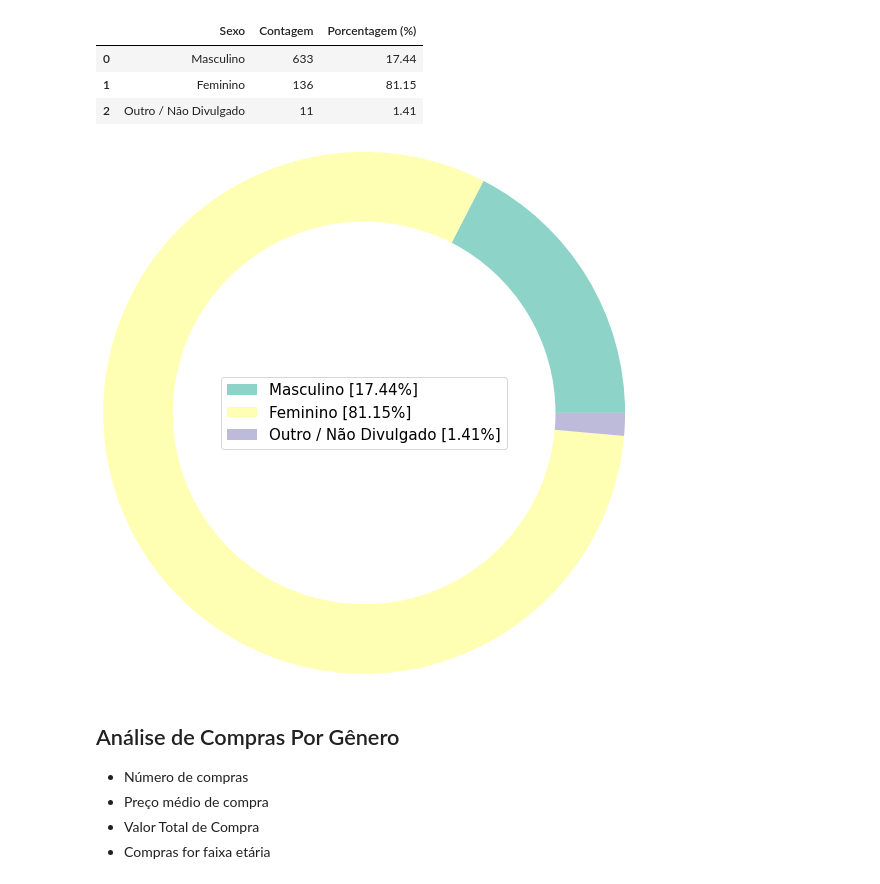
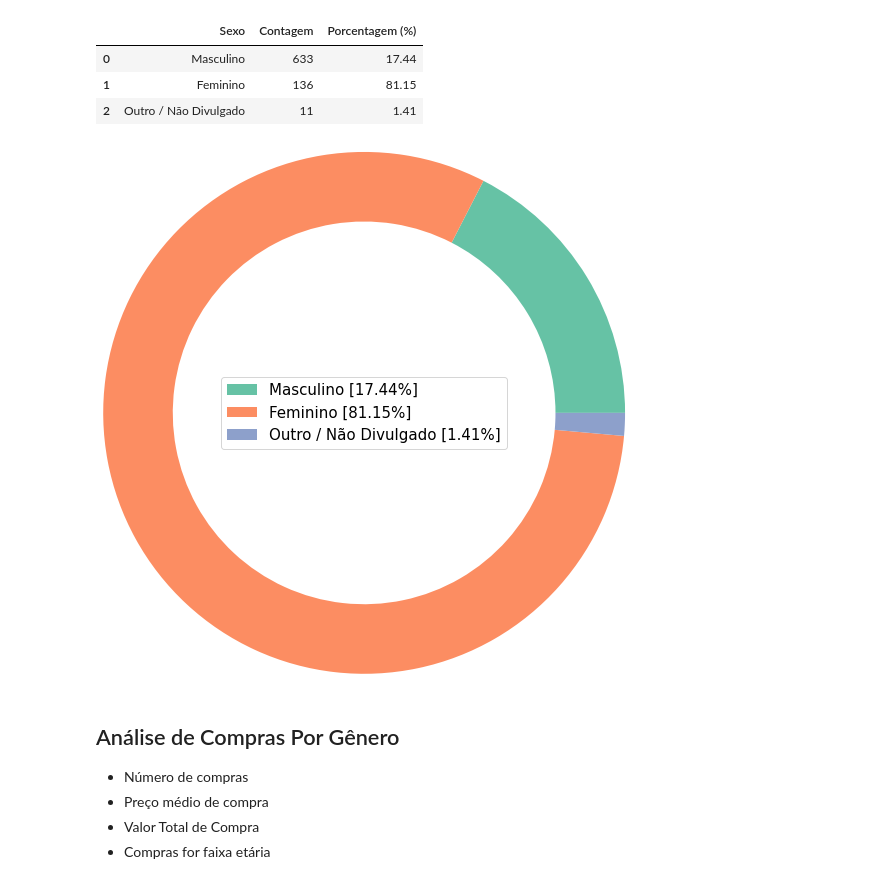
Before and after one commit to taticorrea/dataanalytics, a Jupyter notebook: Projeto1 - Análise do comportamento de compra dos consumidores.ipynb, the cells around one changed output. Cells and saved outputs as stored; diff of their text form; code cells hidden in the pictures.

```diff
--- a/Projeto1 - Análise do comportamento de compra dos consumidores.ipynb
+++ b/Projeto1 - Análise do comportamento de compra dos consumidores.ipynb
@@ -152,15 +177,15 @@ resultado
 # %%
 labels = []
 for i in range(len(resultado.index)):
     labels.append(str(resultado.Sexo[i]) + ' [' + str(resultado['Porcentagem (%)'][i]) + '%' + ']')
 
 
-cs = cm.Set3(np.arange(100))
+cs = cm.Set2(np.arange(100))
 plt.pie(resultado['Porcentagem (%)'], radius = 3, wedgeprops={'width':0.8}, colors = cs)
 plt.legend(labels, fontsize = 15, loc = 'center')
 plt.show()
 # %% [output]
-[figure, old version]
+[figure, new version]
 # %% [markdown]
 ## Análise de Compras Por Gênero
 
```
Also changed, not shown: parts of 14 cells of this notebook.
